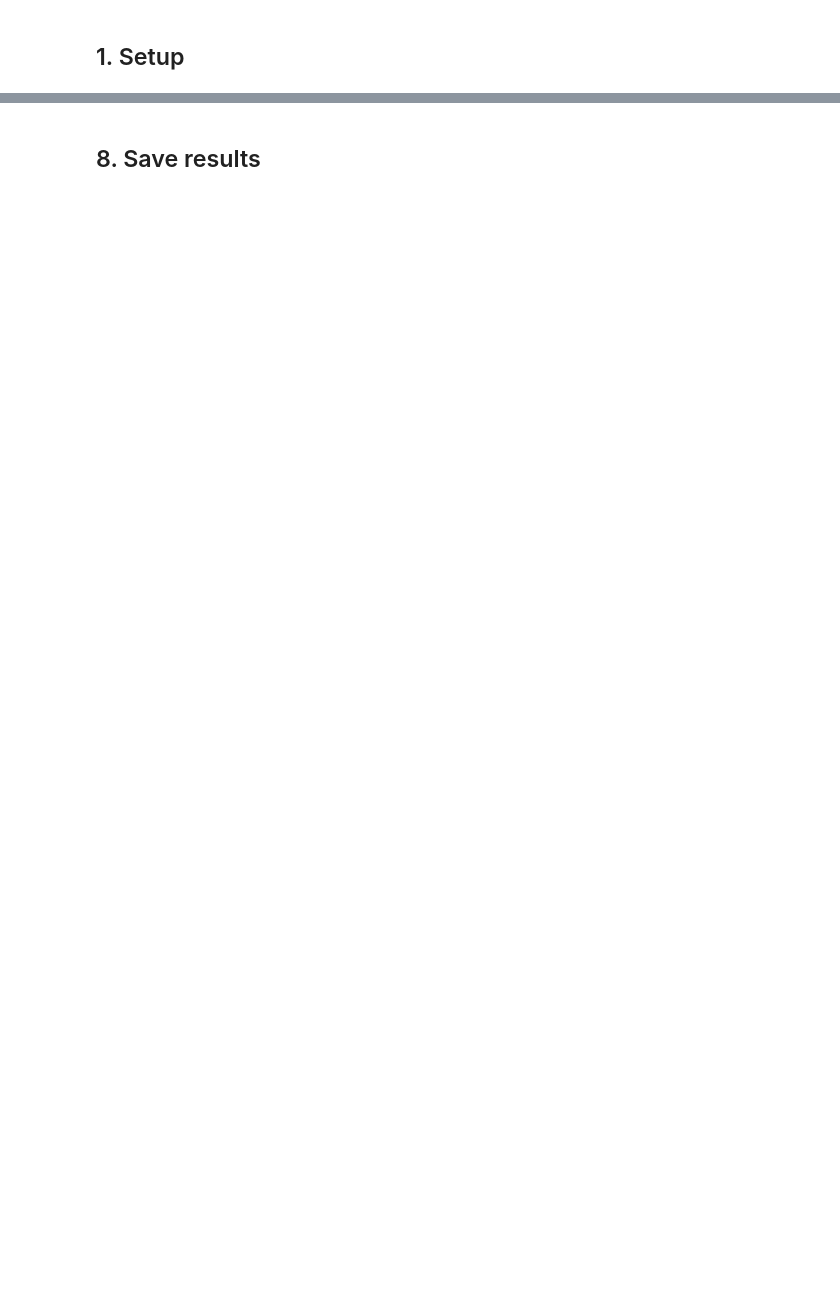
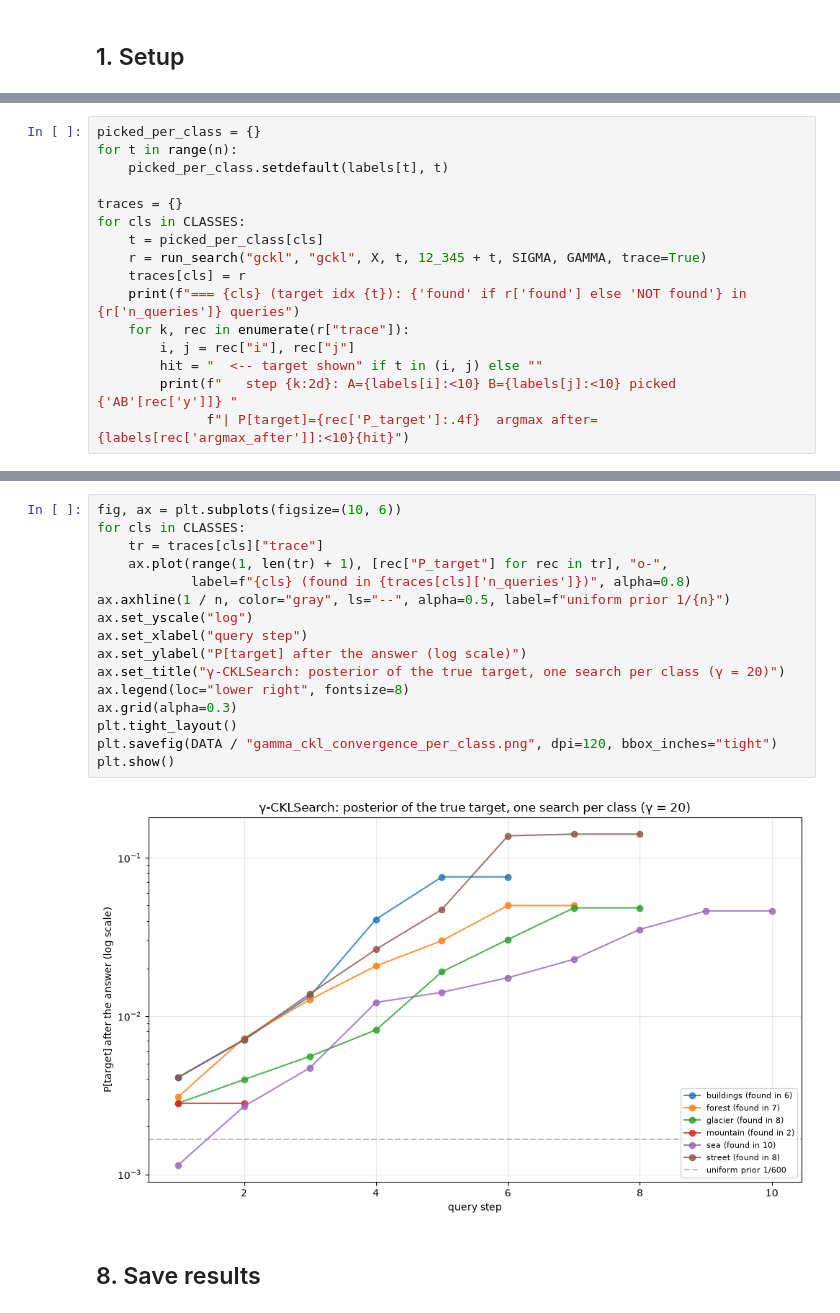
Before and after one commit to Shlok-Shetty/Dual-Degree-Project, a Jupyter notebook: comparison-search-llm/scenery-search/notebooks/05_gamma_ckl_scenery.ipynb, the cells around one changed output, grey strips where cells are left out. Saved outputs shown, nothing was run; the diff lists cells and outputs as text; blank space fills up the shorter version.

```diff
--- a/comparison-search-llm/scenery-search/notebooks/05_gamma_ckl_scenery.ipynb
+++ b/comparison-search-llm/scenery-search/notebooks/05_gamma_ckl_scenery.ipynb
@@ -529,0 +353,16 @@ plt.show()
+# %%
+picked_per_class = {}
+for t in range(n):
+    picked_per_class.setdefault(labels[t], t)
+
+traces = {}
+for cls in CLASSES:
+    t = picked_per_class[cls]
+    r = run_search("gckl", "gckl", X, t, 12_345 + t, SIGMA, GAMMA, trace=True)
+    traces[cls] = r
+    print(f"=== {cls} (target idx {t}): {'found' if r['found'] else 'NOT found'} in {r['n_queries']} queries")
+    for k, rec in enumerate(r["trace"]):
+        i, j = rec["i"], rec["j"]
+        hit = "  <-- target shown" if t in (i, j) else ""
+        print(f"   step {k:2d}: A={labels[i]:<10} B={labels[j]:<10} picked {'AB'[rec['y']]} "
+              f"| P[target]={rec['P_target']:.4f}  argmax after={labels[rec['argmax_after']]:<10}{hit}")
@@ -530,3 +387,21 @@ plt.show()
+# %%
+fig, ax = plt.subplots(figsize=(10, 6))
+for cls in CLASSES:
+    tr = traces[cls]["trace"]
+    ax.plot(range(1, len(tr) + 1), [rec["P_target"] for rec in tr], "o-",
+            label=f"{cls} (found in {traces[cls]['n_queries']})", alpha=0.8)
+ax.axhline(1 / n, color="gray", ls="--", alpha=0.5, label=f"uniform prior 1/{n}")
+ax.set_yscale("log")
+ax.set_xlabel("query step")
+ax.set_ylabel("P[target] after the answer (log scale)")
+ax.set_title("γ-CKLSearch: posterior of the true target, one search per class (γ = 20)")
+ax.legend(loc="lower right", fontsize=8)
+ax.grid(alpha=0.3)
+plt.tight_layout()
+plt.savefig(DATA / "gamma_ckl_convergence_per_class.png", dpi=120, bbox_inches="tight")
+plt.show()
+# %% [output]
+[figure, added]
 # %% [markdown]
 ## 8. Save results
 # %%
```
Also changed, not shown: parts of 51 cells of this notebook, 6 other files.
